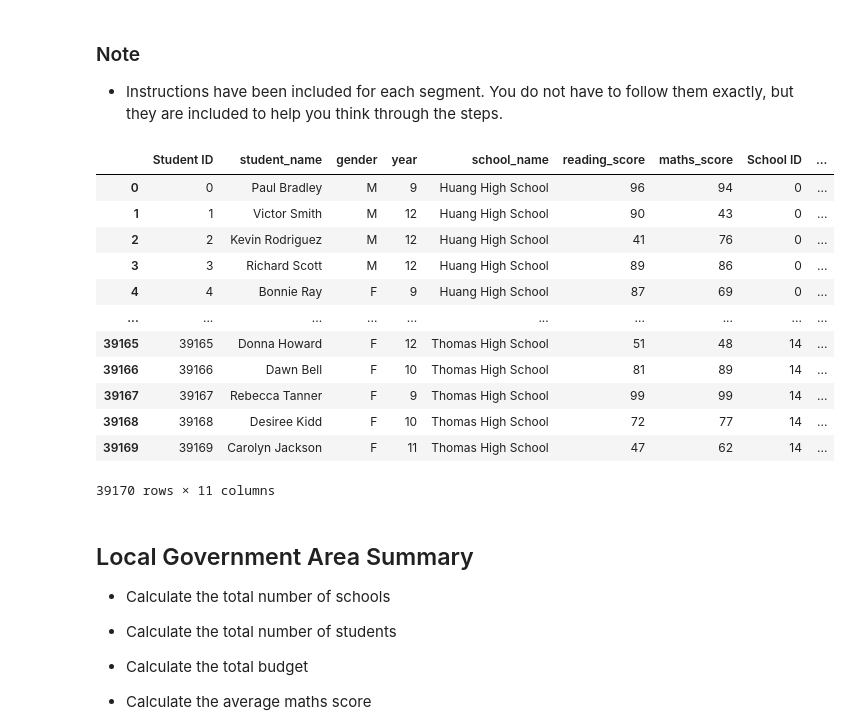
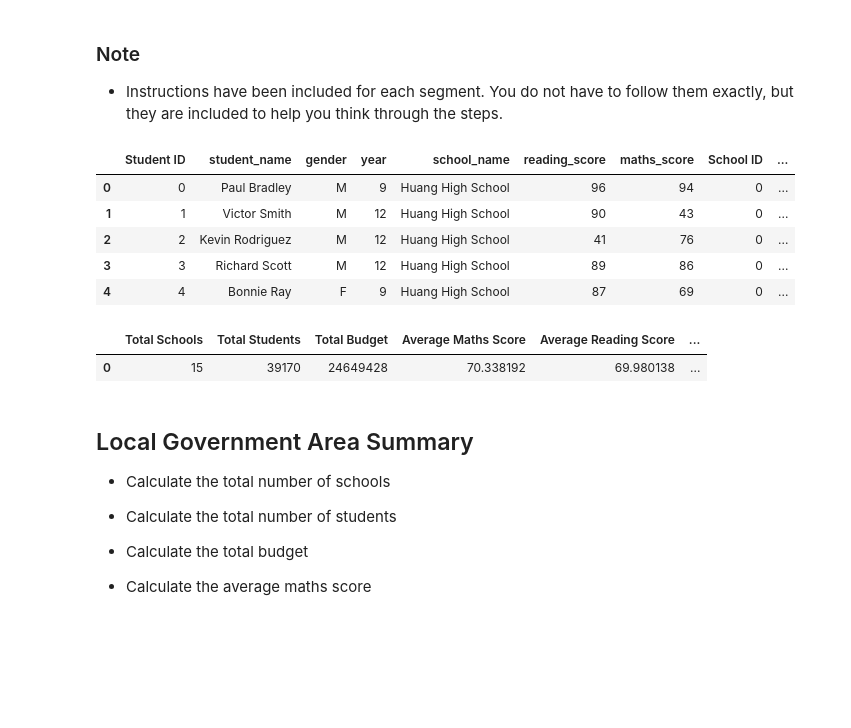
Before and after one commit to AlexFeeney/AdelUni_Chalenge4_PythonViz, a Jupyter notebook: PyCitySchools/PyCitySchools_starter.ipynb, the cells around one changed output. Cells and saved outputs as stored; diff of their text form; code cells hidden in the pictures; blank space fills up the shorter version.

```diff
--- a/PyCitySchools/PyCitySchools_starter.ipynb
+++ b/PyCitySchools/PyCitySchools_starter.ipynb
@@ -17,21 +17,47 @@ student_data = pd.read_csv(student_data_to_load)
 # Combine the data into a single dataset.
 school_data_complete = pd.merge(student_data, school_data, how="left", on=["school_name", "school_name"])
 # %%
-school_data_complete
+school_data_complete.head()
 # %% [output]
 |  | Student ID | student_name | gender | year | school_name | reading_score | maths_score | School ID | ... |
 | 0 | 0 | Paul Bradley | M | 9 | Huang High School | 96 | 94 | 0 | ... |
 | 1 | 1 | Victor Smith | M | 12 | Huang High School | 90 | 43 | 0 | ... |
 | 2 | 2 | Kevin Rodriguez | M | 12 | Huang High School | 41 | 76 | 0 | ... |
 | 3 | 3 | Richard Scott | M | 12 | Huang High School | 89 | 86 | 0 | ... |
 | 4 | 4 | Bonnie Ray | F | 9 | Huang High School | 87 | 69 | 0 | ... |
-| ... | ... | ... | ... | ... | ... | ... | ... | ... | ... |
-| 39165 | 39165 | Donna Howard | F | 12 | Thomas High School | 51 | 48 | 14 | ... |
-| 39166 | 39166 | Dawn Bell | F | 10 | Thomas High School | 81 | 89 | 14 | ... |
-| 39167 | 39167 | Rebecca Tanner | F | 9 | Thomas High School | 99 | 99 | 14 | ... |
-| 39168 | 39168 | Desiree Kidd | F | 10 | Thomas High School | 72 | 77 | 14 | ... |
-| 39169 | 39169 | Carolyn Jackson | F | 11 | Thomas High School | 47 | 62 | 14 | ... |
-39170 rows × 11 columns
+# %%
+#add variable to calculate the mean maths score over 50
+percent_passing_maths = (student_data['maths_score'] >= 50).mean() * 100
+
+#add variable to calculate the mean reading score over 50
+percent_passing_reading = (student_data['reading_score'] >= 50).mean() * 100
+
+#overall passing calculation
+overall_pass = ((student_data['maths_score'] >= 50) & (student_data['reading_score'] >= 50)).mean() * 100
+
+#apply formatting to budget
+formatted_budget = '${:,.2f}'.format(school_data['budget'].sum())
+
+#create dictionary of values to convert into dataframe
+data = {
+    'Total Schools': [school_data_complete['School ID'].nunique()],
+    'Total Students': [school_data_complete['Student ID'].nunique()],
+    'Total Budget': [school_data['budget'].sum()],
+    'Average Maths Score': [student_data['maths_score'].mean()],
+    'Average Reading Score': [student_data['reading_score'].mean()],
+    '% Passing Maths': [percent_passing_maths],
+    '% Passing Reading': [percent_passing_reading],
+    '% Overall Passing': [overall_pass]
+
+
+}
+
+# Creating a DataFrame
+df = pd.DataFrame(data)
+df.head()
+# %% [output]
+|  | Total Schools | Total Students | Total Budget | Average Maths Score | Average Reading Score | ... |
+| 0 | 15 | 39170 | 24649428 | 70.338192 | 69.980138 | ... |
 # %% [markdown]
 ## Local Government Area Summary
 
```
